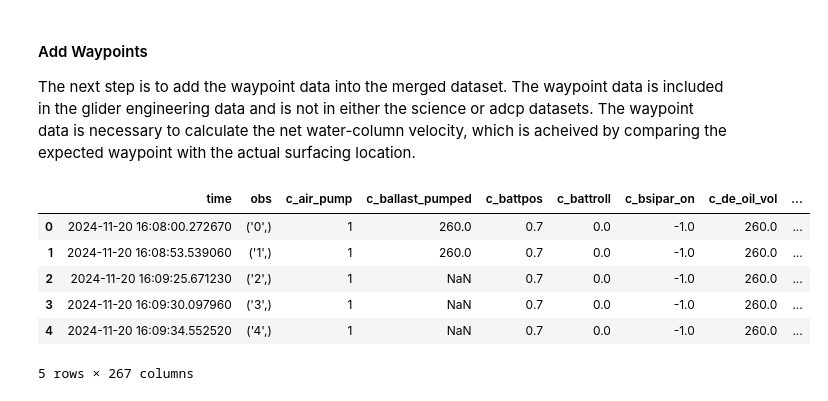
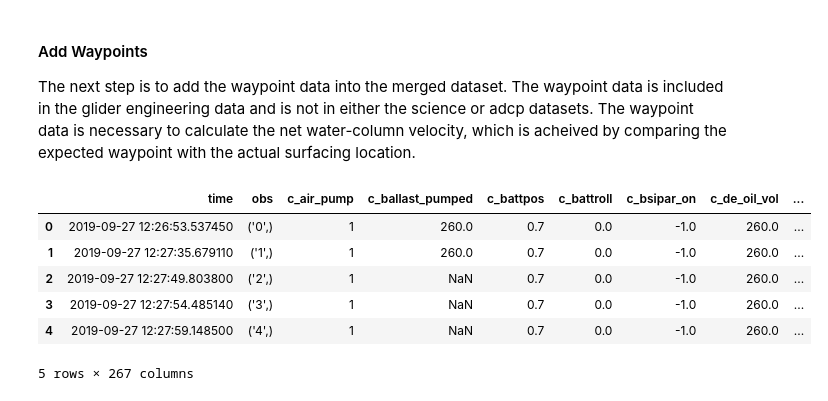
Before and after one commit to WHOIGit/ooicgsn_glider_dvl, a Jupyter notebook: notebooks/2-Process-and-merge-datasets.ipynb, the cells around one changed output. Saved outputs shown, nothing was run; the diff lists cells and outputs as text; code cells hidden in the pictures.

```diff
--- a/notebooks/2-Process-and-merge-datasets.ipynb
+++ b/notebooks/2-Process-and-merge-datasets.ipynb
@@ -133,13 +137,13 @@ merged['vendor_qc_flag'].attrs = {
 #### Add Waypoints
 The next step is to add the waypoint data into the merged dataset. The waypoint data is included in the glider engineering data and is not in either the science or adcp datasets. The waypoint data is necessary to calculate the net water-column velocity, which is acheived by comparing the expected waypoint with the actual surfacing location.
 # %%
-glider = pd.read_csv("../data/raw/deployment0001_CP15MOAS-GL388-00-ENG000000-recovered_host-glider_eng_recovered.csv")
+glider = pd.read_csv(f"../data/raw/deployment{dep_str}_{eng_refdes}-recovered_host-glider_eng_recovered.csv")
 glider.head()
 # %% [output]
 |  | time | obs | c_air_pump | c_ballast_pumped | c_battpos | c_battroll | c_bsipar_on | c_de_oil_vol | ... |
-| 0 | 2024-11-20 16:08:00.272670 | ('0',) | 1 | 260.0 | 0.7 | 0.0 | -1.0 | 260.0 | ... |
-| 1 | 2024-11-20 16:08:53.539060 | ('1',) | 1 | 260.0 | 0.7 | 0.0 | -1.0 | 260.0 | ... |
-| 2 | 2024-11-20 16:09:25.671230 | ('2',) | 1 | NaN | 0.7 | 0.0 | -1.0 | 260.0 | ... |
-| 3 | 2024-11-20 16:09:30.097960 | ('3',) | 1 | NaN | 0.7 | 0.0 | -1.0 | 260.0 | ... |
-| 4 | 2024-11-20 16:09:34.552520 | ('4',) | 1 | NaN | 0.7 | 0.0 | -1.0 | 260.0 | ... |
+| 0 | 2019-09-27 12:26:53.537450 | ('0',) | 1 | 260.0 | 0.7 | 0.0 | -1.0 | 260.0 | ... |
+| 1 | 2019-09-27 12:27:35.679110 | ('1',) | 1 | 260.0 | 0.7 | 0.0 | -1.0 | 260.0 | ... |
+| 2 | 2019-09-27 12:27:49.803800 | ('2',) | 1 | NaN | 0.7 | 0.0 | -1.0 | 260.0 | ... |
+| 3 | 2019-09-27 12:27:54.485140 | ('3',) | 1 | NaN | 0.7 | 0.0 | -1.0 | 260.0 | ... |
+| 4 | 2019-09-27 12:27:59.148500 | ('4',) | 1 | NaN | 0.7 | 0.0 | -1.0 | 260.0 | ... |
 5 rows × 267 columns
```
Also changed, not shown: parts of 11 cells of this notebook, 2 other files.
